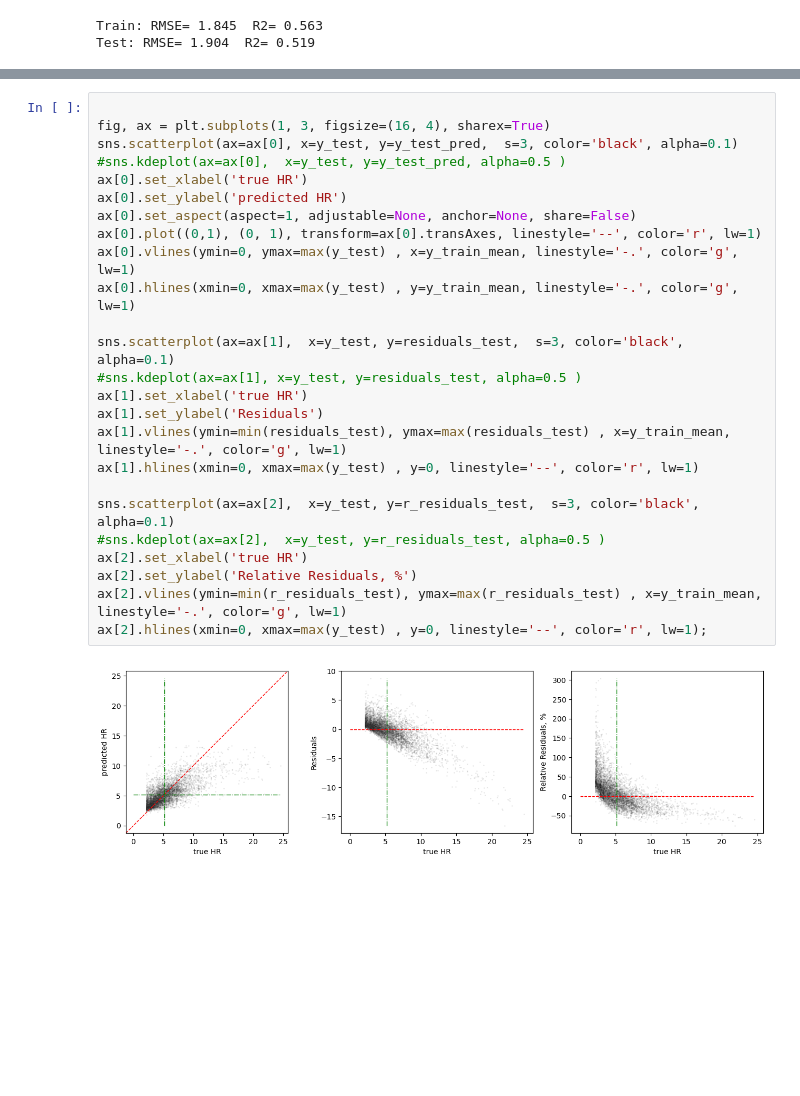
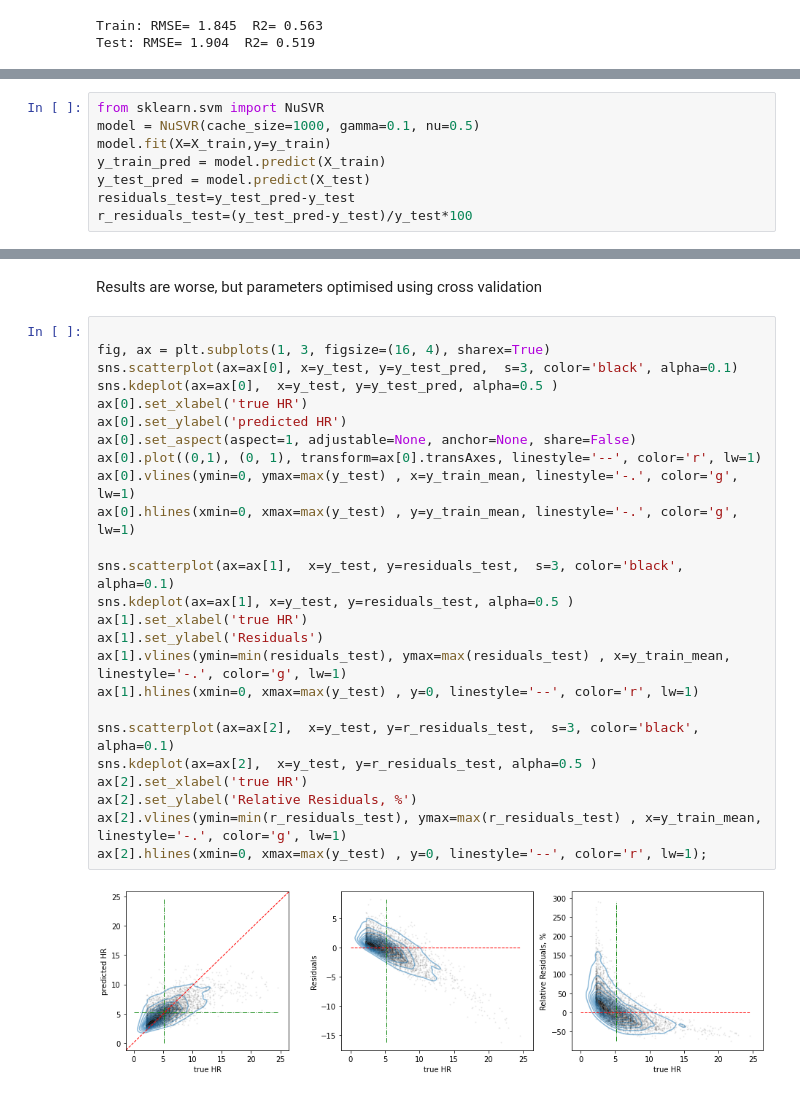
Before and after one commit to EdvinasStonevicius/LT-national-salary-analysis, a Jupyter notebook: python/03-Machine_learning_2_SVR.ipynb, the cells around one changed output, grey strips where cells are left out. Cells and saved outputs as stored; diff of their text form; blank space fills up the shorter version.

```diff
--- a/python/03-Machine_learning_2_SVR.ipynb
+++ b/python/03-Machine_learning_2_SVR.ipynb
@@ -196,0 +240,8 @@ Test: RMSE= 1.904  R2= 0.519
+# %%
+from sklearn.svm import NuSVR
+model = NuSVR(cache_size=1000, gamma=0.1, nu=0.5)
+model.fit(X=X_train,y=y_train)
+y_train_pred = model.predict(X_train)
+y_test_pred = model.predict(X_test)
+residuals_test=y_test_pred-y_test
+r_residuals_test=(y_test_pred-y_test)/y_test*100
@@ -197,30 +257,32 @@ Test: RMSE= 1.904  R2= 0.519
+# %% [markdown]
+Results are worse, but parameters optimised using cross validation
 # %%
 
 fig, ax = plt.subplots(1, 3, figsize=(16, 4), sharex=True)
 sns.scatterplot(ax=ax[0], x=y_test, y=y_test_pred,  s=3, color='black', alpha=0.1)
-#sns.kdeplot(ax=ax[0],  x=y_test, y=y_test_pred, alpha=0.5 )
+sns.kdeplot(ax=ax[0],  x=y_test, y=y_test_pred, alpha=0.5 )
 ax[0].set_xlabel('true HR')
 ax[0].set_ylabel('predicted HR')
 ax[0].set_aspect(aspect=1, adjustable=None, anchor=None, share=False)
 ax[0].plot((0,1), (0, 1), transform=ax[0].transAxes, linestyle='--', color='r', lw=1)
 ax[0].vlines(ymin=0, ymax=max(y_test) , x=y_train_mean, linestyle='-.', color='g', lw=1)
 ax[0].hlines(xmin=0, xmax=max(y_test) , y=y_train_mean, linestyle='-.', color='g', lw=1)
 
 sns.scatterplot(ax=ax[1],  x=y_test, y=residuals_test,  s=3, color='black', alpha=0.1)
-#sns.kdeplot(ax=ax[1], x=y_test, y=residuals_test, alpha=0.5 )
+sns.kdeplot(ax=ax[1], x=y_test, y=residuals_test, alpha=0.5 )
 ax[1].set_xlabel('true HR')
 ax[1].set_ylabel('Residuals')
 ax[1].vlines(ymin=min(residuals_test), ymax=max(residuals_test) , x=y_train_mean, linestyle='-.', color='g', lw=1)
 ax[1].hlines(xmin=0, xmax=max(y_test) , y=0, linestyle='--', color='r', lw=1)
 
 sns.scatterplot(ax=ax[2],  x=y_test, y=r_residuals_test,  s=3, color='black', alpha=0.1)
-#sns.kdeplot(ax=ax[2],  x=y_test, y=r_residuals_test, alpha=0.5 )
+sns.kdeplot(ax=ax[2],  x=y_test, y=r_residuals_test, alpha=0.5 )
 ax[2].set_xlabel('true HR')
 ax[2].set_ylabel('Relative Residuals, %')
 ax[2].vlines(ymin=min(r_residuals_test), ymax=max(r_residuals_test) , x=y_train_mean, linestyle='-.', color='g', lw=1)
 ax[2].hlines(xmin=0, xmax=max(y_test) , y=0, linestyle='--', color='r', lw=1);
 # %% [output]
-[figure, old version]
+[figure, new version]
 # %%
 x1=np.quantile(r_residuals_test, 0.10)
 x2=np.quantile(r_residuals_test, 0.90)
```
Also changed, not shown: parts of 17 cells of this notebook.
